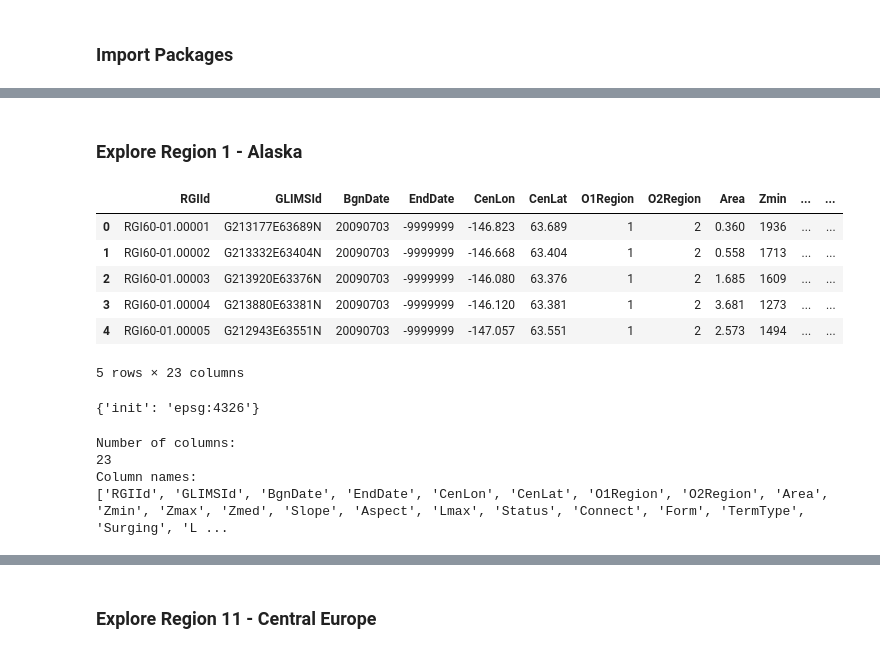
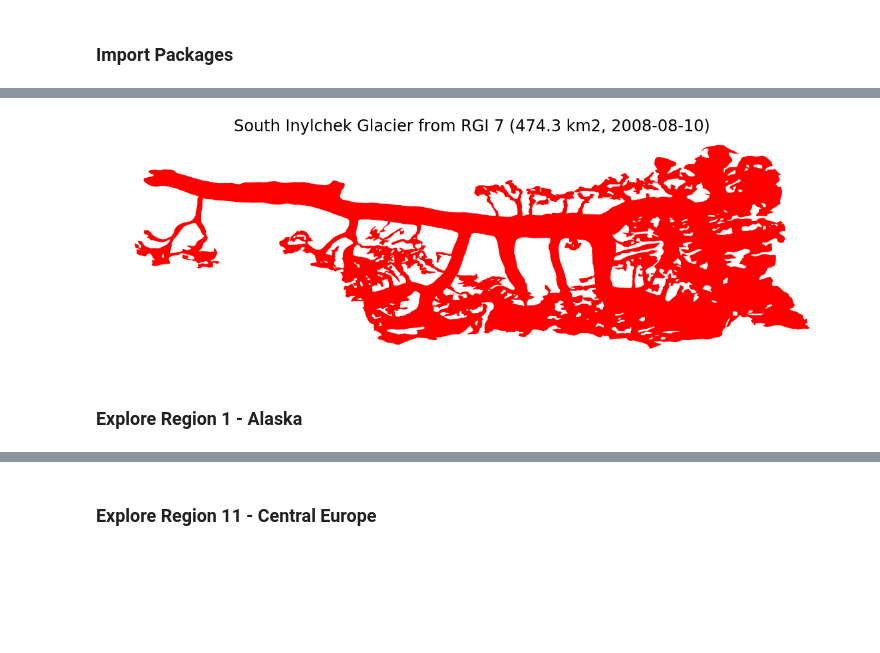
Before and after one commit to windnage/wgms-glacier-project, a Jupyter notebook: notebooks/0-explore-rgi.ipynb, the cells around one changed output, grey strips where cells are left out. Cells and saved outputs as stored; diff of their text form; code cells hidden in the pictures; blank space fills up the shorter version.

```diff
--- a/notebooks/0-explore-rgi.ipynb
+++ b/notebooks/0-explore-rgi.ipynb
@@ -26,0 +176,4 @@ import scripts.wgms_scripts as ws
+# %%
+# Search for a glacier by RGI ID and GLIMS ID
+glacier_rgiid = rgi_region_polygons[rgi_region_polygons['RGIId'] == 'RGI2000-v7.0-G-13-28434']
+display(glacier_rgiid)
@@ -27,2 +192,11 @@ import scripts.wgms_scripts as ws
+# %%
+# Plot the glacier
+fig, ax = plt.subplots(figsize=(20,20))
+glacier_rgiid.iloc[0:1].plot(ax=ax, color='red')
+ax.set_title('South Inylchek Glacier from RGI 7 (474.3 km2, 2008-08-10)', fontsize=24)
+ax.set_axis_off()
+plt.show()
+# %% [output]
+[figure, added]
 # %% [markdown]
 ### Explore Region 1 - Alaska
@@ -32,26 +202,0 @@ rgi_region01_polygons = ws.open_rgi_region(1)
-# %%
-rgi_region01_polygons.head()
-# %% [output]
-|  | RGIId | GLIMSId | BgnDate | EndDate | CenLon | CenLat | O1Region | O2Region | Area | Zmin | ... | ... |
-| 0 | RGI60-01.00001 | G213177E63689N | 20090703 | -9999999 | -146.823 | 63.689 | 1 | 2 | 0.360 | 1936 | ... | ... |
-| 1 | RGI60-01.00002 | G213332E63404N | 20090703 | -9999999 | -146.668 | 63.404 | 1 | 2 | 0.558 | 1713 | ... | ... |
-| 2 | RGI60-01.00003 | G213920E63376N | 20090703 | -9999999 | -146.080 | 63.376 | 1 | 2 | 1.685 | 1609 | ... | ... |
-| 3 | RGI60-01.00004 | G213880E63381N | 20090703 | -9999999 | -146.120 | 63.381 | 1 | 2 | 3.681 | 1273 | ... | ... |
-| 4 | RGI60-01.00005 | G212943E63551N | 20090703 | -9999999 | -147.057 | 63.551 | 1 | 2 | 2.573 | 1494 | ... | ... |
-5 rows × 23 columns
-# %%
-# Check CRS
-print(rgi_region01_polygons.crs)
-# %% [output]
-{'init': 'epsg:4326'}
-# %%
-# Explore column headings
-print("Number of columns:")
-print(len(rgi_region01_polygons.columns))
-print("Column names:")
-print(list(rgi_region01_polygons))
-# %% [output]
-Number of columns:
-23
-Column names:
-['RGIId', 'GLIMSId', 'BgnDate', 'EndDate', 'CenLon', 'CenLat', 'O1Region', 'O2Region', 'Area', 'Zmin', 'Zmax', 'Zmed', 'Slope', 'Aspect', 'Lmax', 'Status', 'Connect', 'Form', 'TermType', 'Surging', 'L ...
```
Also changed, not shown: parts of 37 cells of this notebook.
